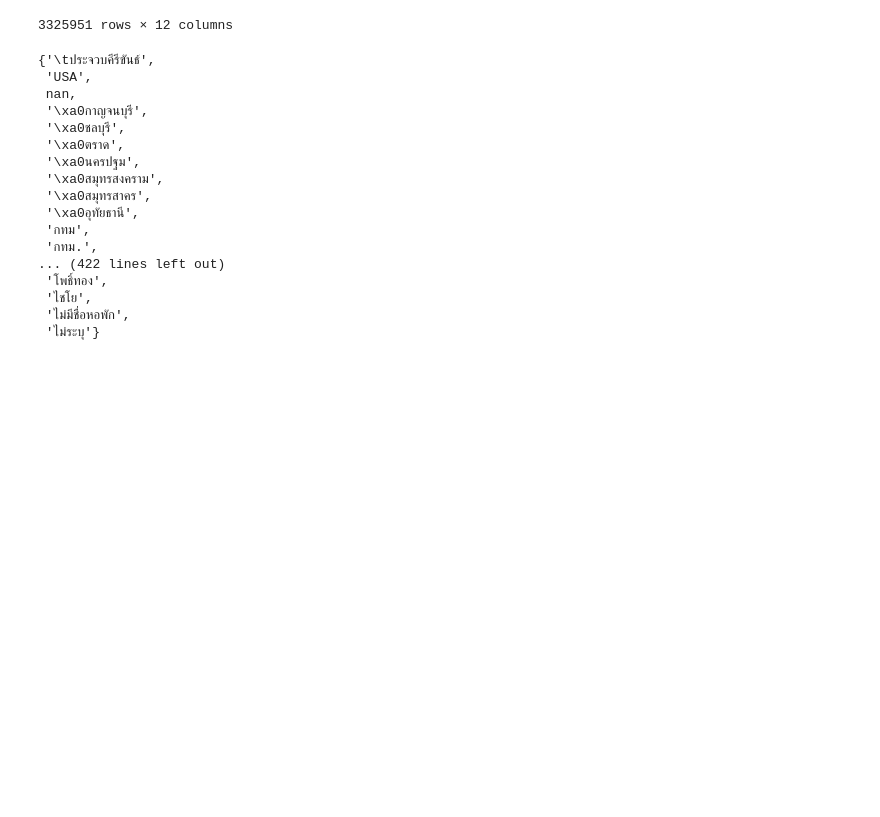
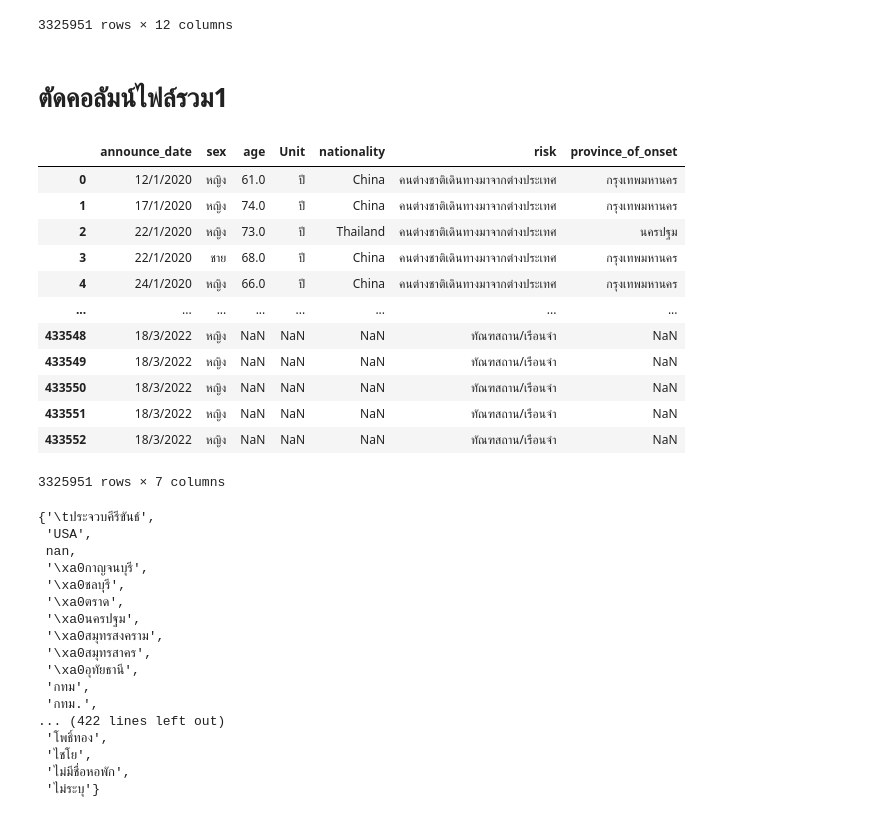
Before and after one commit to Khemapsorn/data_viz_2022, a Jupyter notebook: Project_Datastudio.ipynb, the cells around one changed output. Cells and saved outputs as stored; diff of their text form; code cells hidden in the pictures; blank space fills up the shorter version.

```diff
--- a/Project_Datastudio.ipynb
+++ b/Project_Datastudio.ipynb
@@ -118,4 +120,23 @@ data1
 | 433551 | 3303168 | 18/3/2022 | 17/3/2022 | หญิง | NaN | NaN | NaN | สงขลา | ... |
 | 433552 | 3303169 | 18/3/2022 | 17/3/2022 | หญิง | NaN | NaN | NaN | สงขลา | ... |
 3325951 rows × 12 columns
+# %% [markdown]
+# ตัดคอลัมน์ไฟล์รวม1
+# %%
+show_data1 = data1[['announce_date','sex','age','Unit','nationality','risk','province_of_onset']]
+show_data1
+# %% [output]
+|  | announce_date | sex | age | Unit | nationality | risk | province_of_onset |
+| 0 | 12/1/2020 | หญิง | 61.0 | ปี | China | คนต่างชาติเดินทางมาจากต่างประเทศ | กรุงเทพมหานคร |
+| 1 | 17/1/2020 | หญิง | 74.0 | ปี | China | คนต่างชาติเดินทางมาจากต่างประเทศ | กรุงเทพมหานคร |
+| 2 | 22/1/2020 | หญิง | 73.0 | ปี | Thailand | คนต่างชาติเดินทางมาจากต่างประเทศ | นครปฐม |
+| 3 | 22/1/2020 | ชาย | 68.0 | ปี | China | คนต่างชาติเดินทางมาจากต่างประเทศ | กรุงเทพมหานคร |
+| 4 | 24/1/2020 | หญิง | 66.0 | ปี | China | คนต่างชาติเดินทางมาจากต่างประเทศ | กรุงเทพมหานคร |
+| ... | ... | ... | ... | ... | ... | ... | ... |
+| 433548 | 18/3/2022 | หญิง | NaN | NaN | NaN | ทัณฑสถาน/เรือนจำ | NaN |
+| 433549 | 18/3/2022 | หญิง | NaN | NaN | NaN | ทัณฑสถาน/เรือนจำ | NaN |
+| 433550 | 18/3/2022 | หญิง | NaN | NaN | NaN | ทัณฑสถาน/เรือนจำ | NaN |
+| 433551 | 18/3/2022 | หญิง | NaN | NaN | NaN | ทัณฑสถาน/เรือนจำ | NaN |
+| 433552 | 18/3/2022 | หญิง | NaN | NaN | NaN | ทัณฑสถาน/เรือนจำ | NaN |
+3325951 rows × 7 columns
 # %%
```
Also changed, not shown: parts of 22 cells of this notebook.
